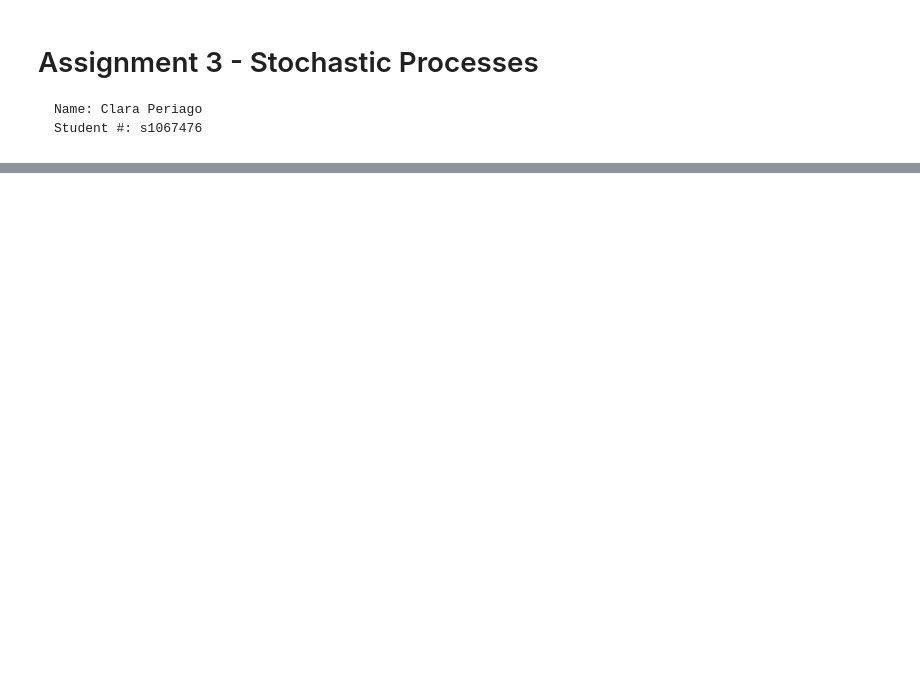
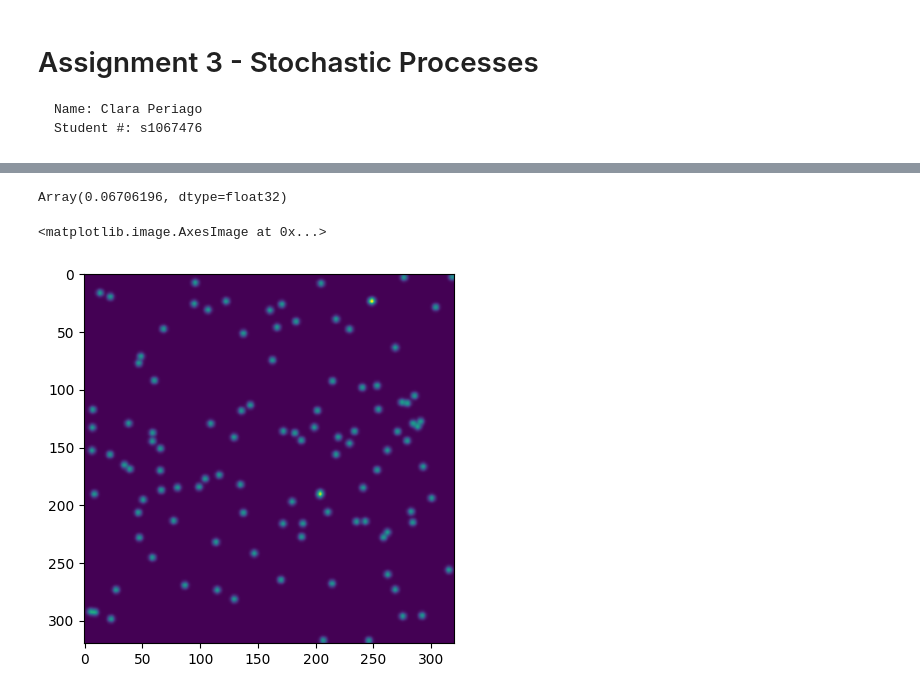
Before and after one commit to szethh/complex-adaptive-systems, a Jupyter notebook: project/project.ipynb, the cells around one changed output, grey strips where cells are left out. Cells and saved outputs as stored; diff of their text form; code cells hidden in the pictures; blank space fills up the shorter version.

```diff
--- a/project/project.ipynb
+++ b/project/project.ipynb
@@ -152 +157,10 @@ solver = bunny_dynamics(dK, dt, .0367, .0649, 1.)
 s0 = grid  # initial state
+# %%
+heightmap.min()
+# %% [output]
+Array(0.06706196, dtype=float32)
+# %%
+plt.imshow(s0[1])
+# %% [output]
+<matplotlib.image.AxesImage at 0x...>
+[figure, added]
```
Also changed, not shown: parts of 9 cells of this notebook, 2 other files.
